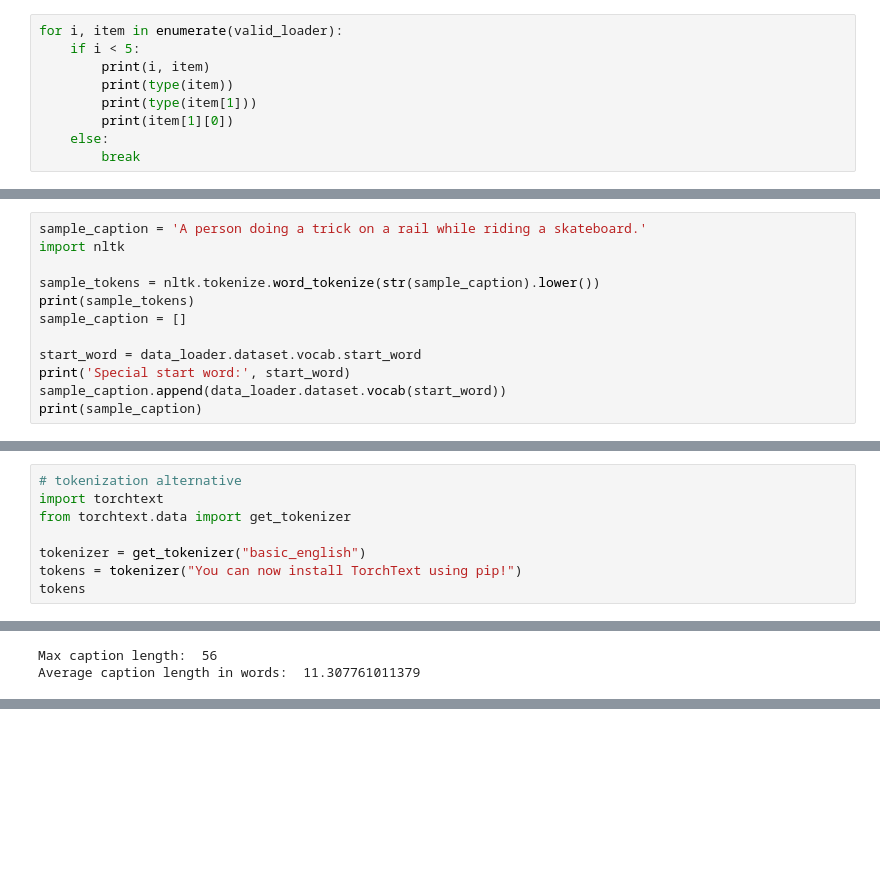
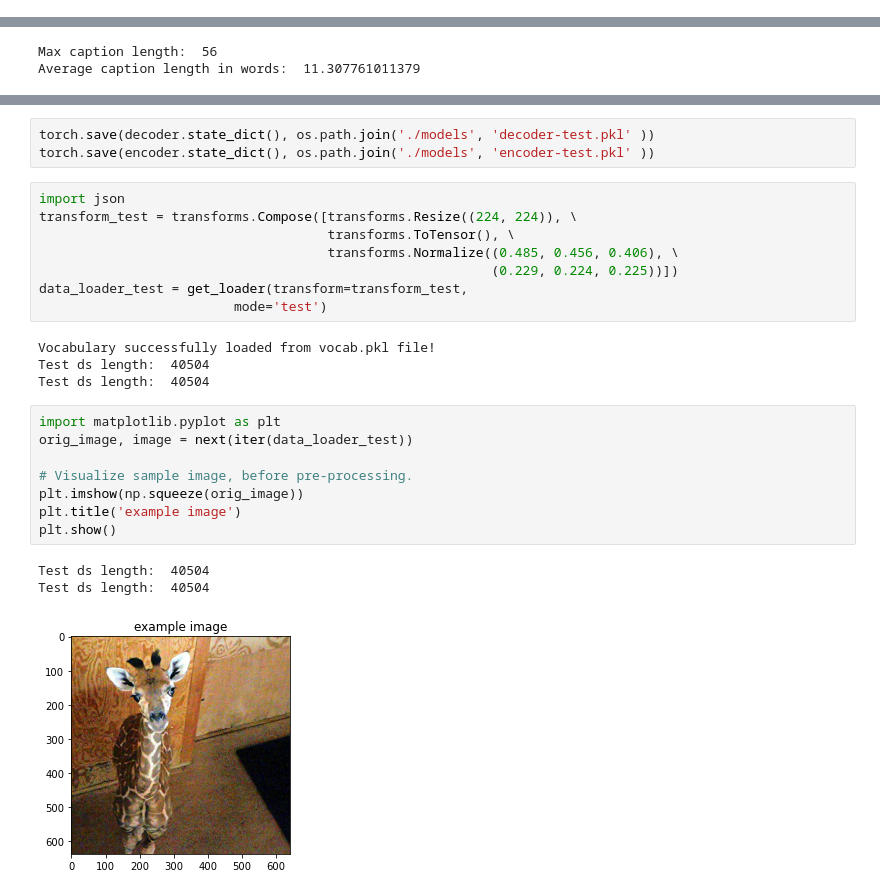
Before and after one commit to polina-tsvilodub/mSc-thesis, a Jupyter notebook: code/src/notebooks/pytorch_exploration.ipynb, the cells around one changed output, grey strips where cells are left out. Drawn from its saved outputs; the diff is of its cells as text; blank space fills up the shorter version.

Commit message:
running base model set up init commit

```diff
--- a/code/src/notebooks/pytorch_exploration.ipynb
+++ b/code/src/notebooks/pytorch_exploration.ipynb
@@ -41,9 +12,0 @@ valid_loader = DataLoader(cap)
-# %%
-for i, item in enumerate(valid_loader):
-    if i < 5:
-        print(i, item)
-        print(type(item))
-        print(type(item[1]))
-        print(item[1][0])
-    else:
-        break
@@ -149,12 +176,0 @@ class DecoderRNN(nn.Module):
-# %%
-sample_caption = 'A person doing a trick on a rail while riding a skateboard.'
-import nltk
-
-sample_tokens = nltk.tokenize.word_tokenize(str(sample_caption).lower())
-print(sample_tokens)
-sample_caption = []
-
-start_word = data_loader.dataset.vocab.start_word
-print('Special start word:', start_word)
-sample_caption.append(data_loader.dataset.vocab(start_word))
-print(sample_caption)
@@ -163,8 +176,0 @@ ModuleNotFoundError: No module named 'nltk'
-# %%
-# tokenization alternative
-import torchtext
-from torchtext.data import get_tokenizer
-
-tokenizer = get_tokenizer("basic_english")
-tokens = tokenizer("You can now install TorchText using pip!")
-tokens
@@ -585 +850,28 @@ total_step = math.ceil(len(data_loader.dataset.caption_lengths) / data_loader.ba
+# %%
+torch.save(decoder.state_dict(), os.path.join('./models', 'decoder-test.pkl' ))
+torch.save(encoder.state_dict(), os.path.join('./models', 'encoder-test.pkl' ))
+# %%
+import json
+transform_test = transforms.Compose([transforms.Resize((224, 224)), \
+                                     transforms.ToTensor(), \
+                                     transforms.Normalize((0.485, 0.456, 0.406), \
+                                                          (0.229, 0.224, 0.225))])
+data_loader_test = get_loader(transform=transform_test,
+                         mode='test')
+# %% [output]
+Vocabulary successfully loaded from vocab.pkl file!
+Test ds length:  40504
+Test ds length:  40504
+# %%
+import matplotlib.pyplot as plt
+orig_image, image = next(iter(data_loader_test))
+
+# Visualize sample image, before pre-processing.
+plt.imshow(np.squeeze(orig_image))
+plt.title('example image')
+plt.show()
+# %% [output]
+Test ds length:  40504
+Test ds length:  40504
+[figure, added]
 # %%
```
Also changed, not shown: parts of 47 cells of this notebook, 12 other files.
